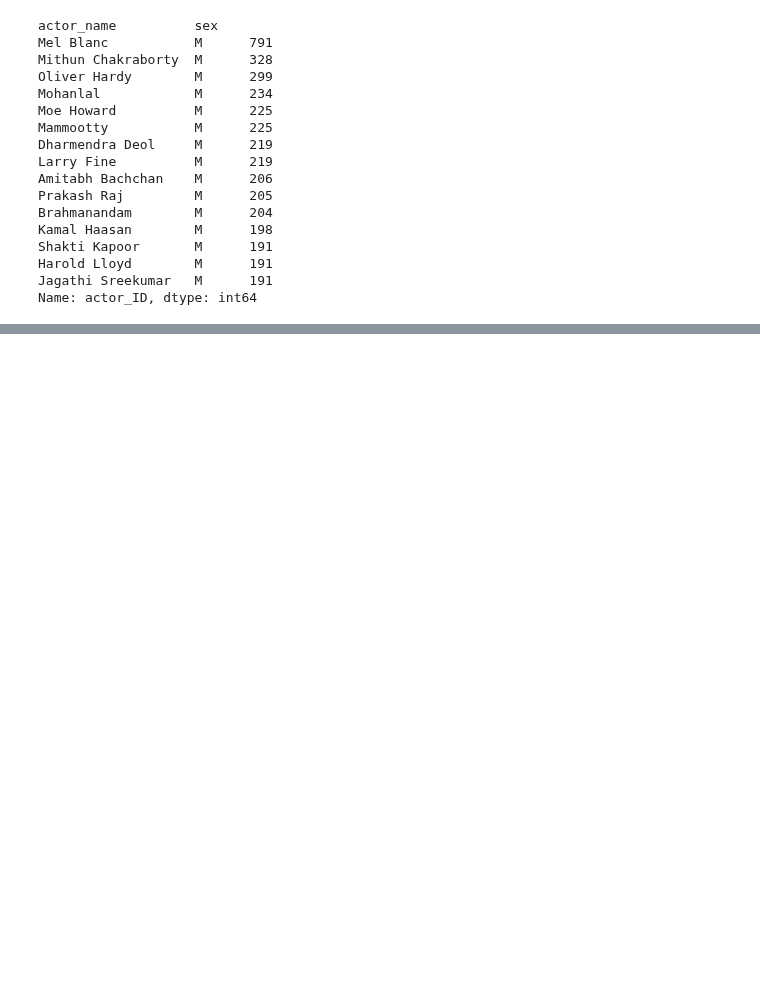
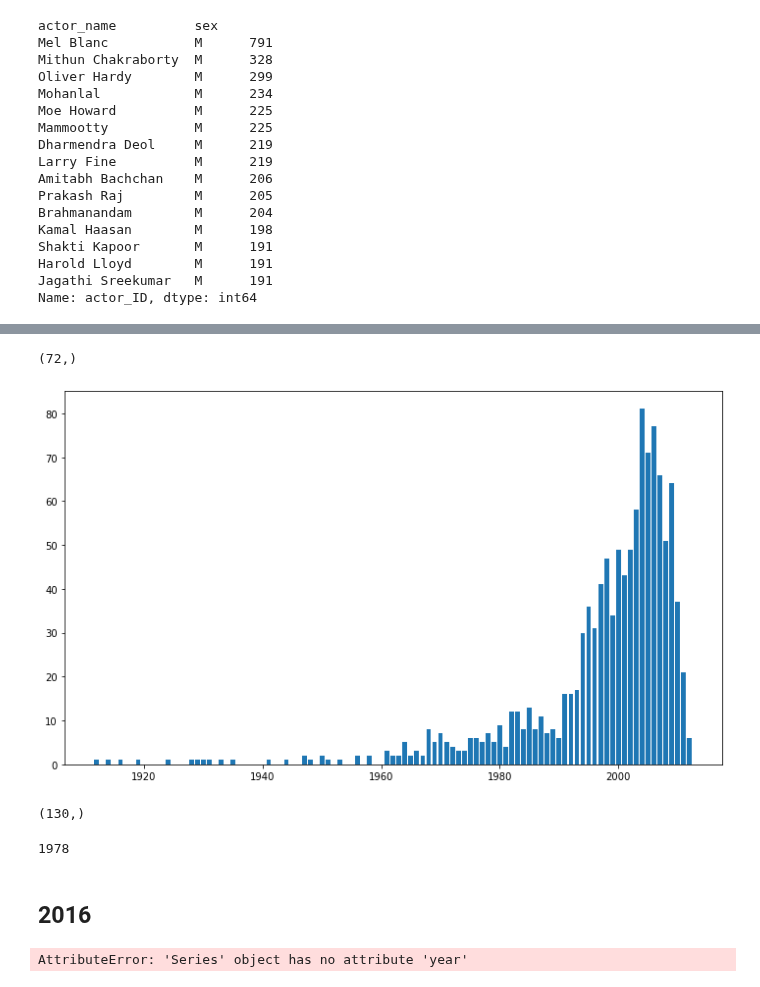
Before and after one commit to epfl-ada/ada-2022-project-rlab, a Jupyter notebook: sex_representation.ipynb, the cells around one changed output, grey strips where cells are left out. Saved outputs shown, nothing was run; the diff lists cells and outputs as text; code cells hidden in the pictures; blank space fills up the shorter version.

```diff
--- a/sex_representation.ipynb
+++ b/sex_representation.ipynb
@@ -353,3 +416,7 @@ Shakti Kapoor       M      191
 Harold Lloyd        M      191
 Jagathi Sreekumar   M      191
 Name: actor_ID, dtype: int64
+# %%
+lgbt_index = np.array([ 'LGBT' in set(row.genres) for idx, row in movies_df.iterrows()])
+# %%
+lgbt_df = movies_df[lgbt_index]
@@ -355,0 +438,31 @@ Name: actor_ID, dtype: int64
+# %%
+lgbt_df = lgbt_df[lgbt_df['release_date'].notna()]
+# %%
+# [datetime.strptime(date, '%Y-%m-%d').year if len(date) > 4 else int(date) for date in lgbt_df.release_date]
+lgbt_years = np.array([ int(date[:4]) for date in lgbt_df.release_date])
+unique, counts = np.unique(lgbt_years, return_counts=True)
+print(unique.shape)
+figure(figsize=(12, 7))
+_=plt.bar(unique,counts)
+# %% [output]
+(72,)
+[figure, added]
+# %%
+
+movies_df = movies_df[movies_df['release_date'].notna()]
+years = np.array([ int(date[:4]) for date in movies_df.release_date])
+unique, counts = np.unique(years, return_counts=True)
+unique.shape
+# %% [output]
+(130,)
+# %%
+from datetime import datetime
+datetime.strptime(lgbt_df.release_date[201], '%Y-%m-%d').year
+# %% [output]
+1978
+# %% [markdown]
+## 2016
+# %%
+movies_2016 = movies_df[movies_df['release_date'].year == 2016]
+# %% [output]
+AttributeError: 'Series' object has no attribute 'year'
```
Also changed, not shown: parts of 28 cells of this notebook, 1 other file.
